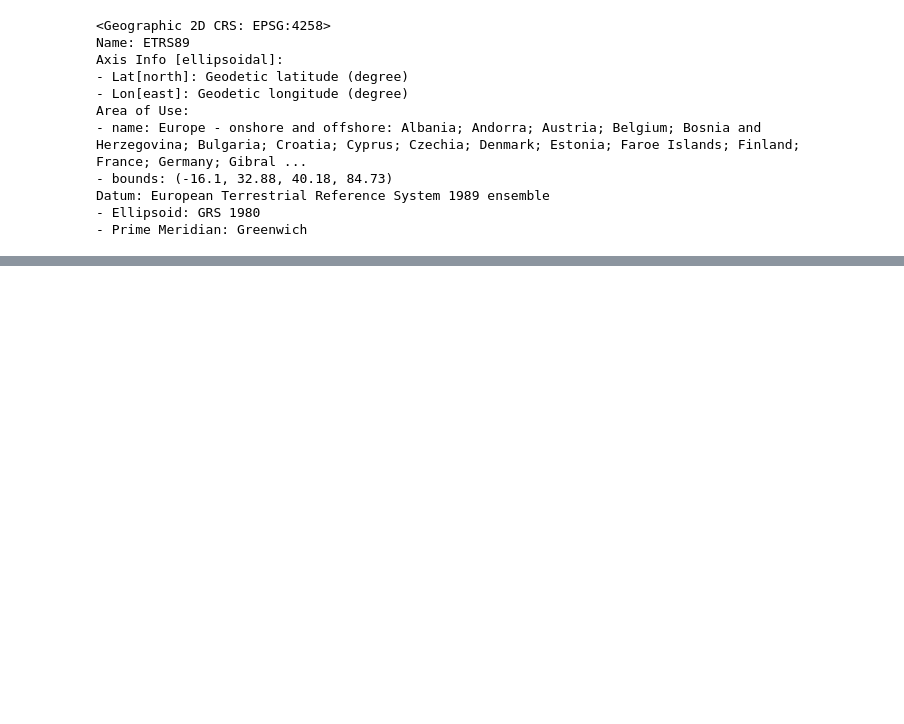
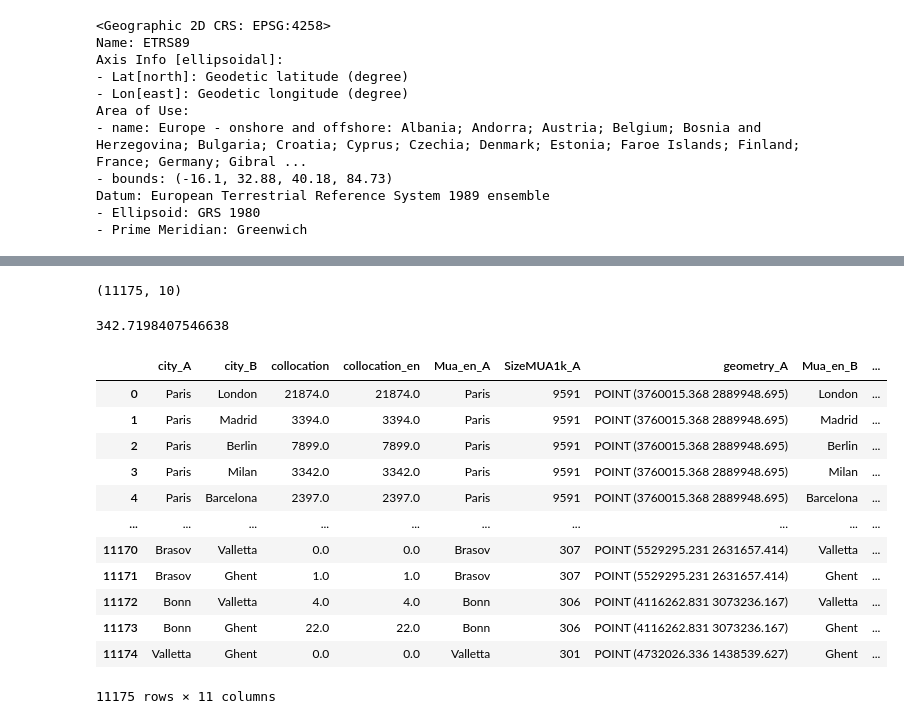
Before and after one commit to seriousdeejay/citynet, a Jupyter notebook: src/analyses/Brecht/dataframe_for_gm.ipynb, the cells around one changed output, grey strips where cells are left out. Saved outputs shown, nothing was run; the diff lists cells and outputs as text; code cells hidden in the pictures; blank space fills up the shorter version.

```diff
--- a/src/analyses/Brecht/dataframe_for_gm.ipynb
+++ b/src/analyses/Brecht/dataframe_for_gm.ipynb
@@ -378,0 +479,2 @@ output_df.to_file(fp)
+# %%
+joined_df = pd.merge(pairs_df_en, gdf_min, how='left', left_on = 'city_A', right_on = 'Mua_en')
@@ -378,0 +494,2 @@ output_df.to_file(fp)
+# %%
+joined_df = pd.merge(joined_df, gdf_min, how='left', left_on = 'city_B', right_on = 'Mua_en', suffixes=('_A', '_B'))
@@ -378,0 +505,14 @@ output_df.to_file(fp)
+# %%
+joined_df.shape
+# %% [output]
+(11175, 10)
+# %%
+joined_df.geometry_A[0].distance(joined_df.geometry_B[0])/ 1000
+# %% [output]
+342.7198407546638
+# %%
+def city_dist(row):
+    dist = row['geometry_A'].distance(row['geometry_B']) / 1000
+    return dist
+# %%
+joined_df['distance'] = joined_df.apply(city_dist, axis = 1)
@@ -378,0 +525,16 @@ output_df.to_file(fp)
+# %%
+joined_df
+# %% [output]
+|  | city_A | city_B | collocation | collocation_en | Mua_en_A | SizeMUA1k_A | geometry_A | Mua_en_B | ... |
+| 0 | Paris | London | 21874.0 | 21874.0 | Paris | 9591 | POINT (3760015.368 2889948.695) | London | ... |
+| 1 | Paris | Madrid | 3394.0 | 3394.0 | Paris | 9591 | POINT (3760015.368 2889948.695) | Madrid | ... |
+| 2 | Paris | Berlin | 7899.0 | 7899.0 | Paris | 9591 | POINT (3760015.368 2889948.695) | Berlin | ... |
+| 3 | Paris | Milan | 3342.0 | 3342.0 | Paris | 9591 | POINT (3760015.368 2889948.695) | Milan | ... |
+| 4 | Paris | Barcelona | 2397.0 | 2397.0 | Paris | 9591 | POINT (3760015.368 2889948.695) | Barcelona | ... |
+| ... | ... | ... | ... | ... | ... | ... | ... | ... | ... |
+| 11170 | Brasov | Valletta | 0.0 | 0.0 | Brasov | 307 | POINT (5529295.231 2631657.414) | Valletta | ... |
+| 11171 | Brasov | Ghent | 1.0 | 1.0 | Brasov | 307 | POINT (5529295.231 2631657.414) | Ghent | ... |
+| 11172 | Bonn | Valletta | 4.0 | 4.0 | Bonn | 306 | POINT (4116262.831 3073236.167) | Valletta | ... |
+| 11173 | Bonn | Ghent | 22.0 | 22.0 | Bonn | 306 | POINT (4116262.831 3073236.167) | Ghent | ... |
+| 11174 | Valletta | Ghent | 0.0 | 0.0 | Valletta | 301 | POINT (4732026.336 1438539.627) | Ghent | ... |
+11175 rows × 11 columns
```
Also changed, not shown: parts of 32 cells of this notebook, 4 other files.
